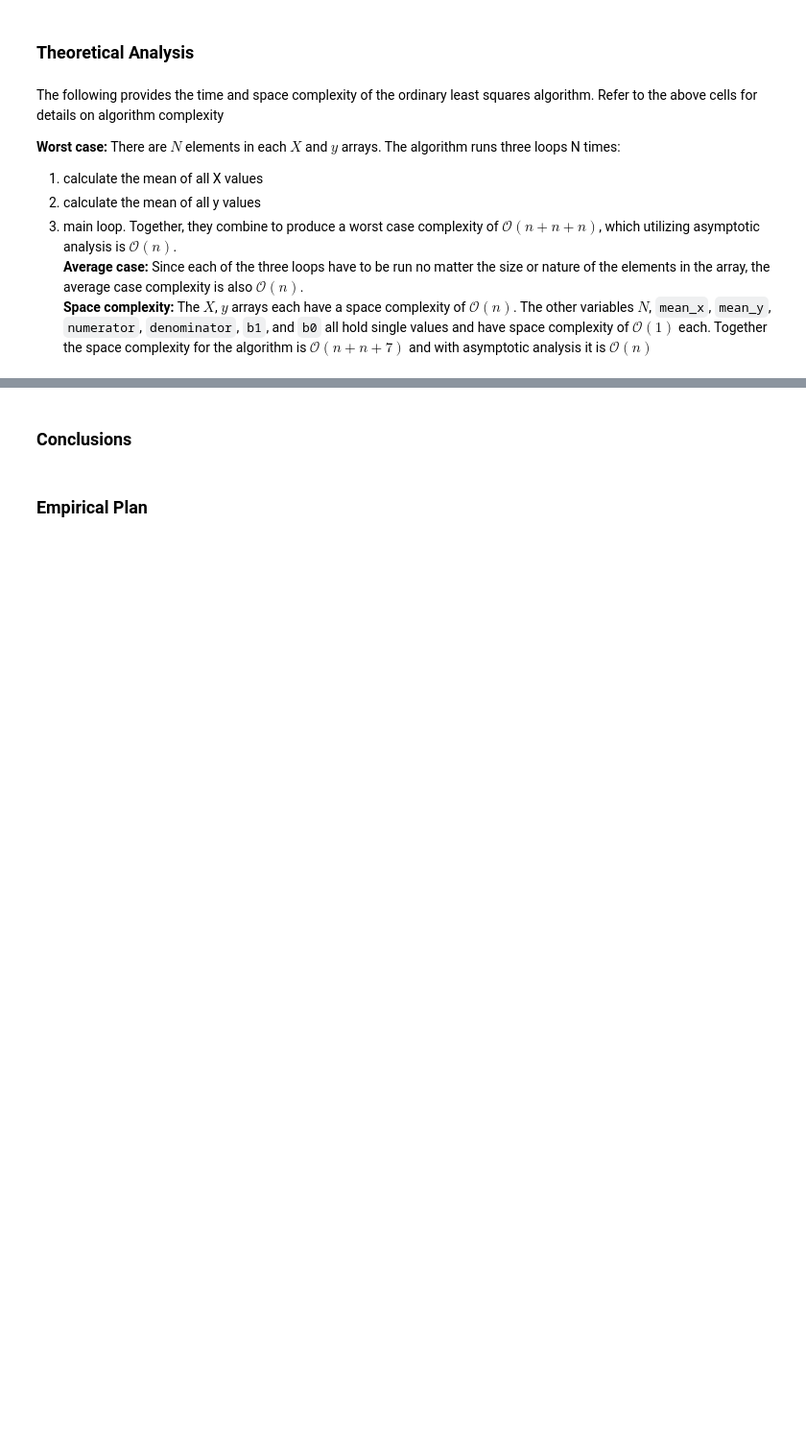
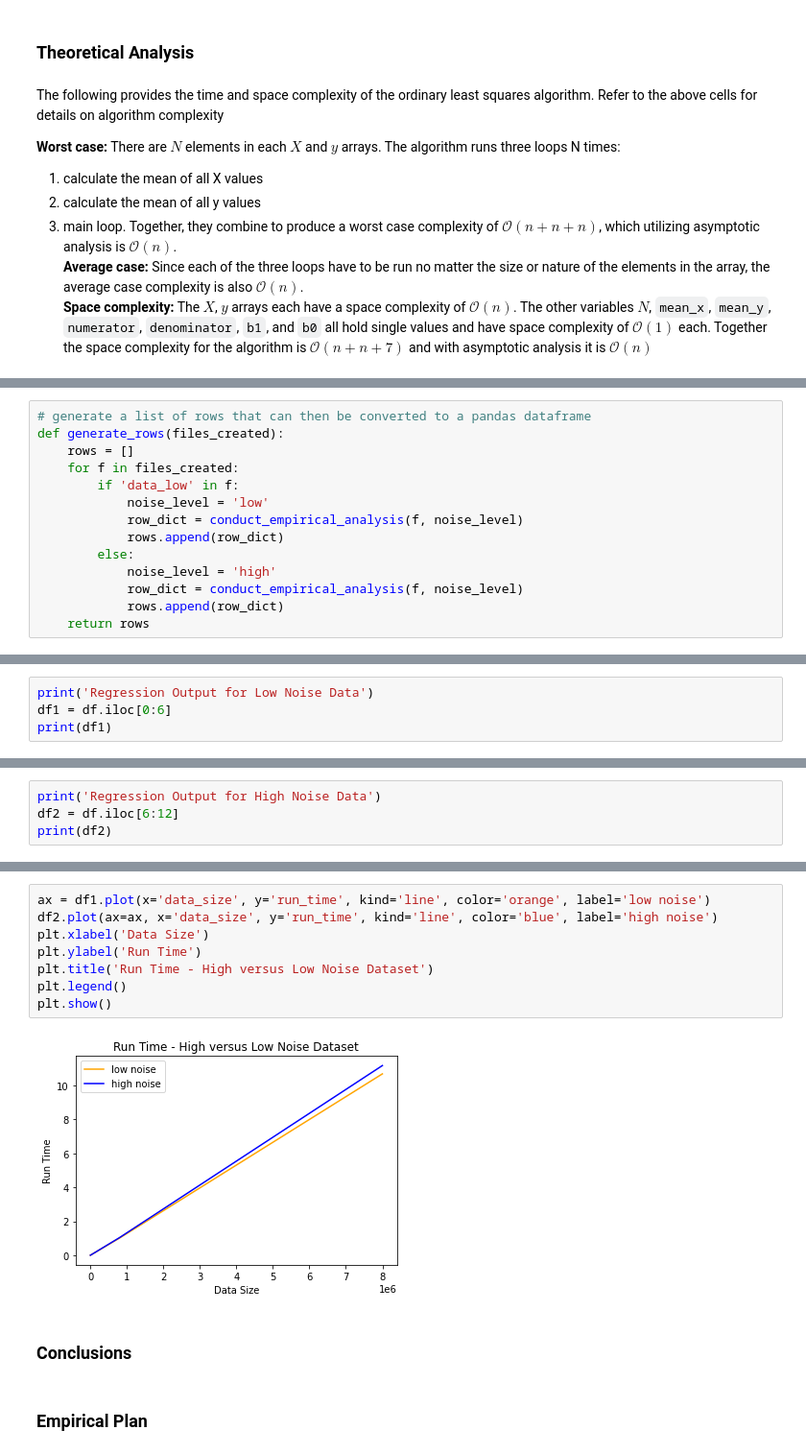
Before and after one commit to skasim/linear-regression, a Jupyter notebook: Kasim-ProjectFinal.ipynb, the cells around one changed output, grey strips where cells are left out. Shown at 96% size. Saved outputs shown, nothing was run; the diff lists cells and outputs as text; blank space fills up the shorter version.

```diff
--- a/Kasim-ProjectFinal.ipynb
+++ b/Kasim-ProjectFinal.ipynb
@@ -340,0 +341,14 @@ The following provides the time and space complexity of the ordinary least squar
+# %%
+# generate a list of rows that can then be converted to a pandas dataframe
+def generate_rows(files_created):
+    rows = []
+    for f in files_created:
+        if 'data_low' in f:
+            noise_level = 'low'
+            row_dict = conduct_empirical_analysis(f, noise_level)
+            rows.append(row_dict)
+        else:
+            noise_level = 'high'
+            row_dict = conduct_empirical_analysis(f, noise_level)
+            rows.append(row_dict)
+    return rows
@@ -340,0 +361,4 @@ The following provides the time and space complexity of the ordinary least squar
+# %%
+print('Regression Output for Low Noise Data')
+df1 = df.iloc[0:6]
+print(df1)
@@ -340,0 +374,4 @@ The following provides the time and space complexity of the ordinary least squar
+# %%
+print('Regression Output for High Noise Data')
+df2 = df.iloc[6:12]
+print(df2)
@@ -341,3 +395,13 @@ The following provides the time and space complexity of the ordinary least squar
+# %%
+ax = df1.plot(x='data_size', y='run_time', kind='line', color='orange', label='low noise')
+df2.plot(ax=ax, x='data_size', y='run_time', kind='line', color='blue', label='high noise')
+plt.xlabel('Data Size')
+plt.ylabel('Run Time')
+plt.title('Run Time - High versus Low Noise Dataset')
+plt.legend()
+plt.show()
+# %% [output]
+[figure, added]
 # %% [markdown]
 ### Conclusions
 # %% [markdown]
```
Also changed, not shown: parts of 23 cells of this notebook, 3 other files.
